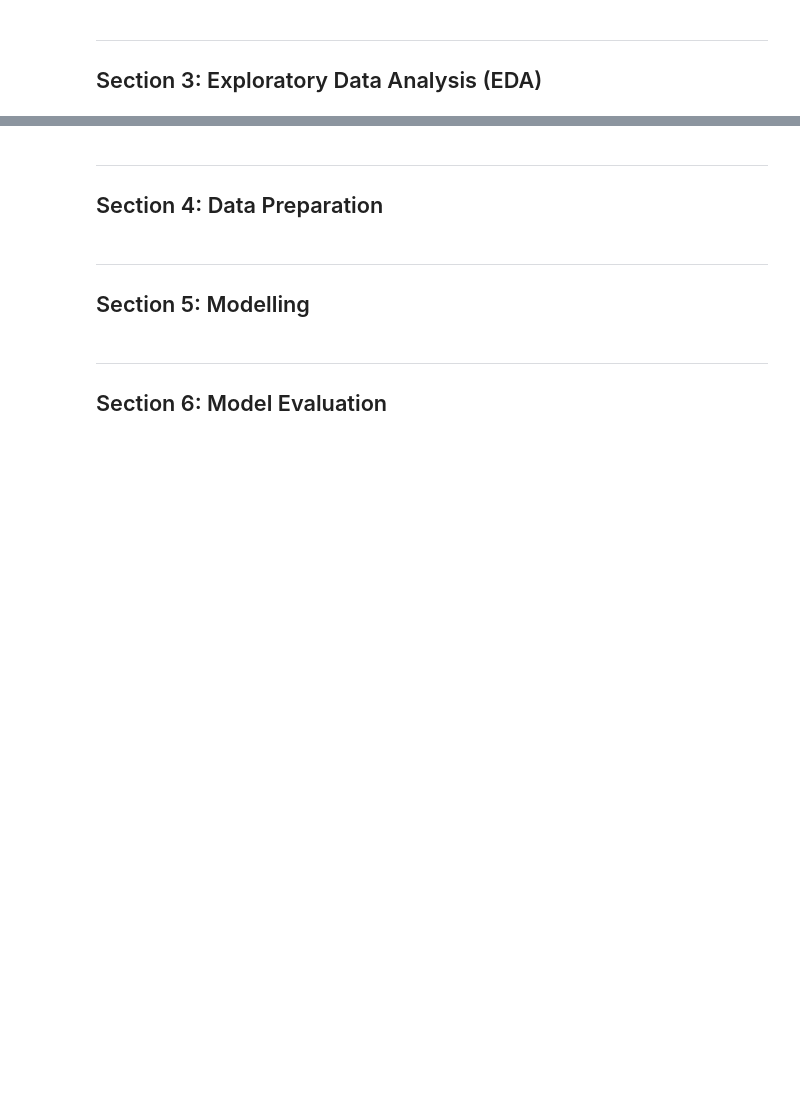
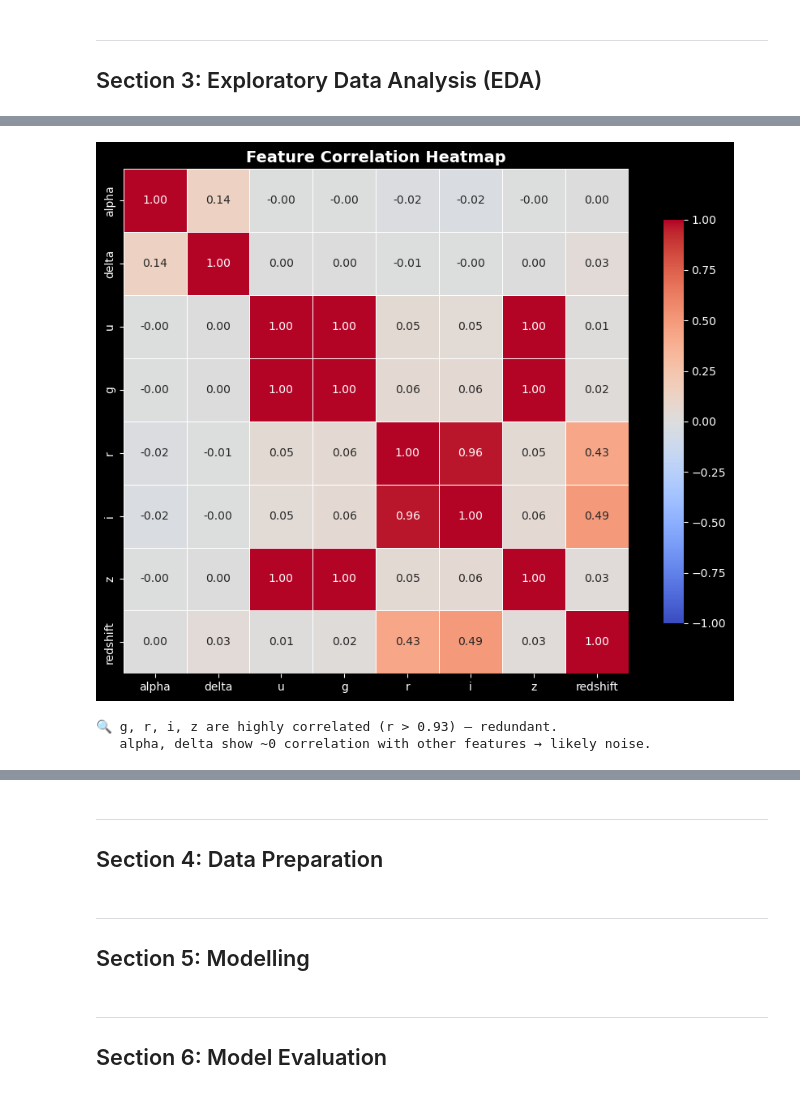
Before and after one commit to CyphenRozulus/streamlit_app_project, a Jupyter notebook: MLDP Program Codes Submission.ipynb, the cells around one changed output, grey strips where cells are left out. Saved outputs shown, nothing was run; the diff lists cells and outputs as text; code cells hidden in the pictures; blank space fills up the shorter version.

```diff
--- a/MLDP Program Codes Submission.ipynb
+++ b/MLDP Program Codes Submission.ipynb
@@ -245,0 +391,24 @@ Statistical summary:
+# %%
+# ─────────────────────────────────────────────────────────────────────────────
+# SECTION 3d — Correlation Heatmap
+#
+# High correlations between g, r, i, z indicate redundant information.
+# Colour indices (differences) will address this in feature engineering.
+# alpha/delta near-zero correlations with everything confirms they are noise.
+# ─────────────────────────────────────────────────────────────────────────────
+num_cols = ['alpha', 'delta', 'u', 'g', 'r', 'i', 'z', 'redshift']
+corr = df[num_cols].corr()
+
+fig, ax = plt.subplots(figsize=(9, 7))
+sns.heatmap(corr, annot=True, fmt='.2f', cmap='coolwarm', ax=ax,
+            linewidths=0.5, vmin=-1, vmax=1, square=True, cbar_kws={'shrink': 0.8})
+ax.set_title('Feature Correlation Heatmap', fontsize=14, fontweight='bold')
+plt.tight_layout()
+plt.savefig('eda_correlation.png', dpi=150, bbox_inches='tight')
+plt.show()
+print('🔍 g, r, i, z are highly correlated (r > 0.93) — redundant.')
+print('   alpha, delta show ~0 correlation with other features → likely noise.')
+# %% [output]
+[figure, added]
+🔍 g, r, i, z are highly correlated (r > 0.93) — redundant.
+   alpha, delta show ~0 correlation with other features → likely noise.
```
Also changed, not shown: parts of 4 cells of this notebook, 5 other files.
